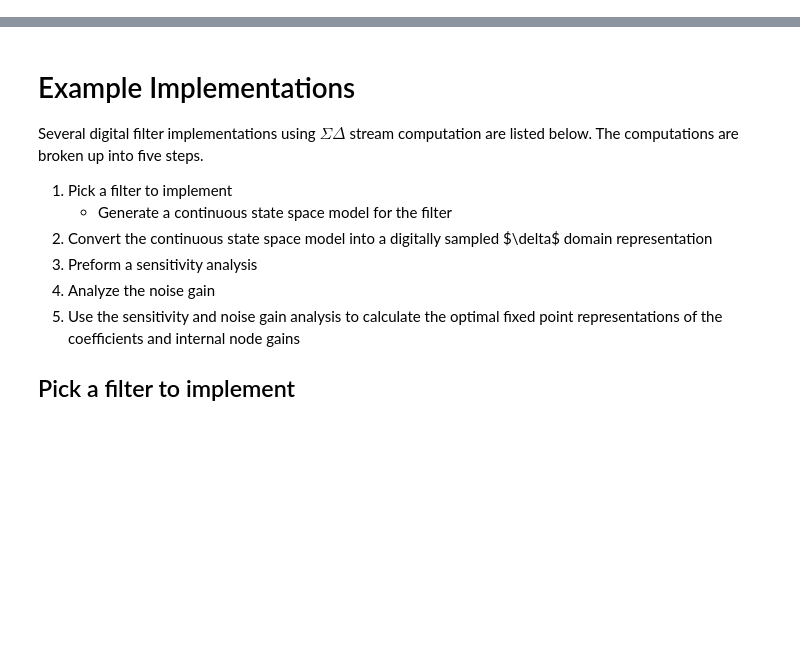
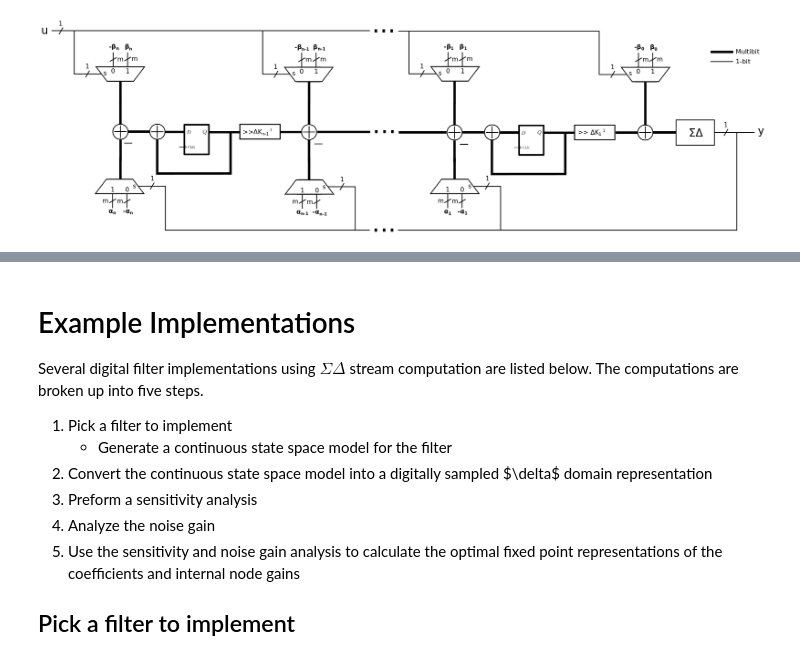
Before and after one commit to forrest-brewer/delta-control, a Jupyter notebook: notebooks/0_top.ipynb, the cells around one changed output, grey strips where cells are left out. Cells and saved outputs as stored; diff of their text form; code cells hidden in the pictures; blank space fills up the shorter version.

```diff
--- a/notebooks/0_top.ipynb
+++ b/notebooks/0_top.ipynb
@@ -1,3 +1,8 @@
+# %%
+from IPython.display import Image
+Image(filename='./Figures/IIR.png')
+# %% [output]
+[figure, added]
 # %% [markdown]
 # $\Sigma\Delta$ Stream Computation
 
```
